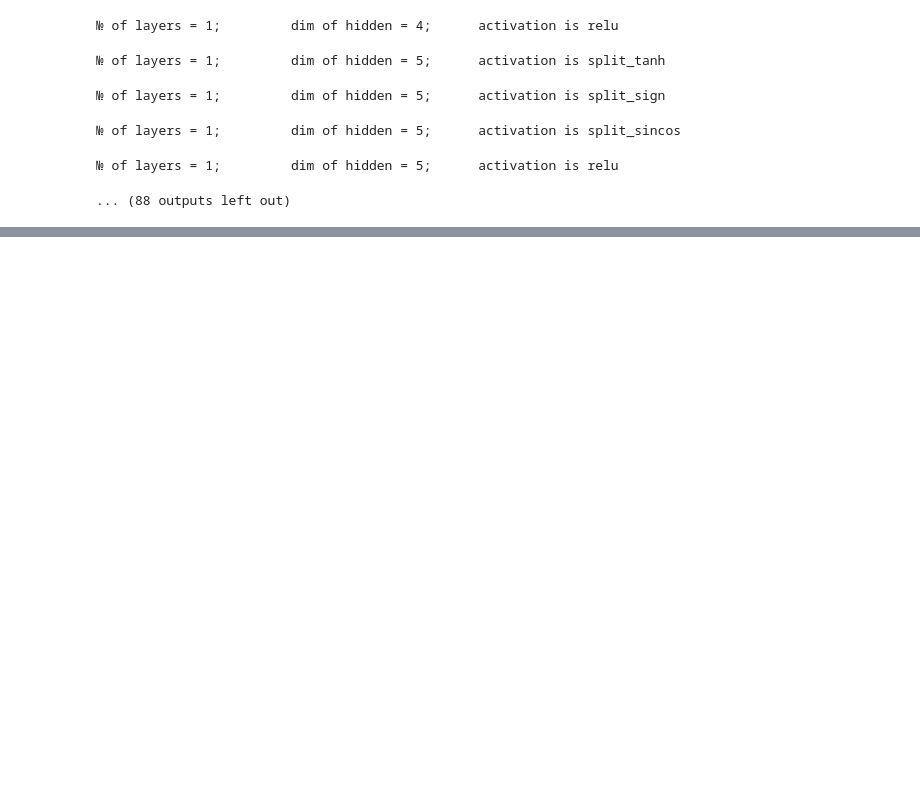
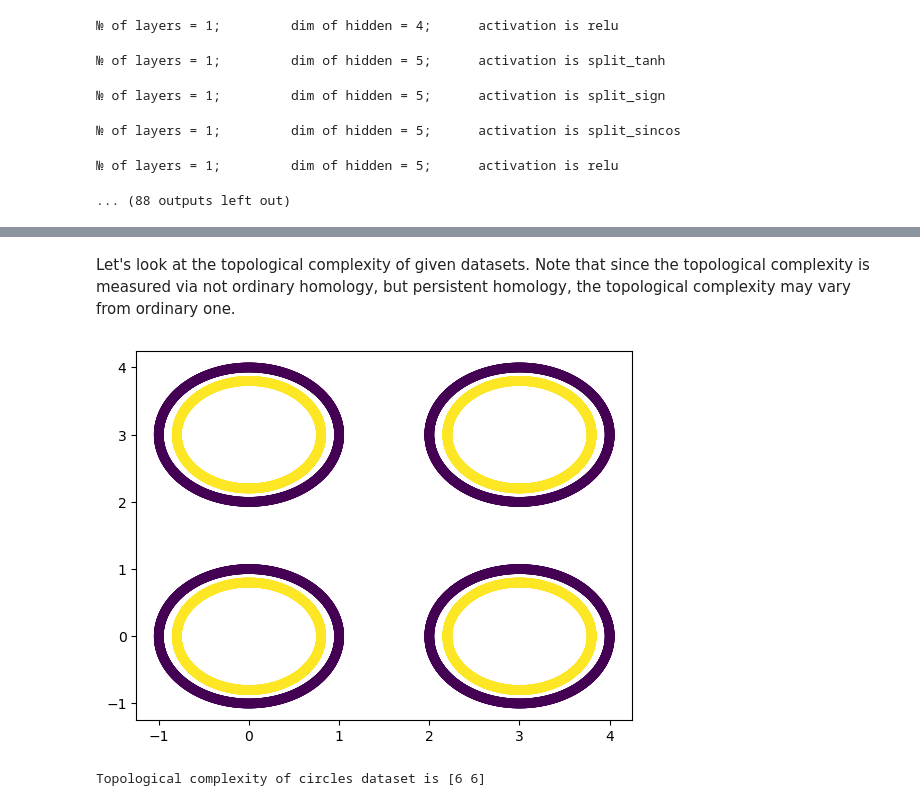
Before and after one commit to Snopoff/Masters-Thesis, a Jupyter notebook: notebooks/activations.ipynb, the cells around one changed output, grey strips where cells are left out. Drawn from its saved outputs; the diff is of its cells as text; code cells hidden in the pictures; blank space fills up the shorter version.

```diff
--- a/notebooks/activations.ipynb
+++ b/notebooks/activations.ipynb
@@ -96,0 +122,2 @@ Experimenting with dataset circles
+# %% [markdown]
+Let's look at the topological complexity of given datasets. Note that since the topological complexity is measured via not ordinary homology, but persistent homology, the topological complexity may vary from ordinary one.
@@ -96,0 +126,10 @@ Experimenting with dataset circles
+# %%
+circles = Circles()
+_ = circles.plot_data()
+# %% [output]
+[figure, added]
+# %%
+tc_circles = topological_complexity(circles)
+print('Topological complexity of circles dataset is {}'.format(tc_circles))
+# %% [output]
+Topological complexity of circles dataset is [6 6]
```
Also changed, not shown: parts of 14 cells of this notebook, 7 other files.
